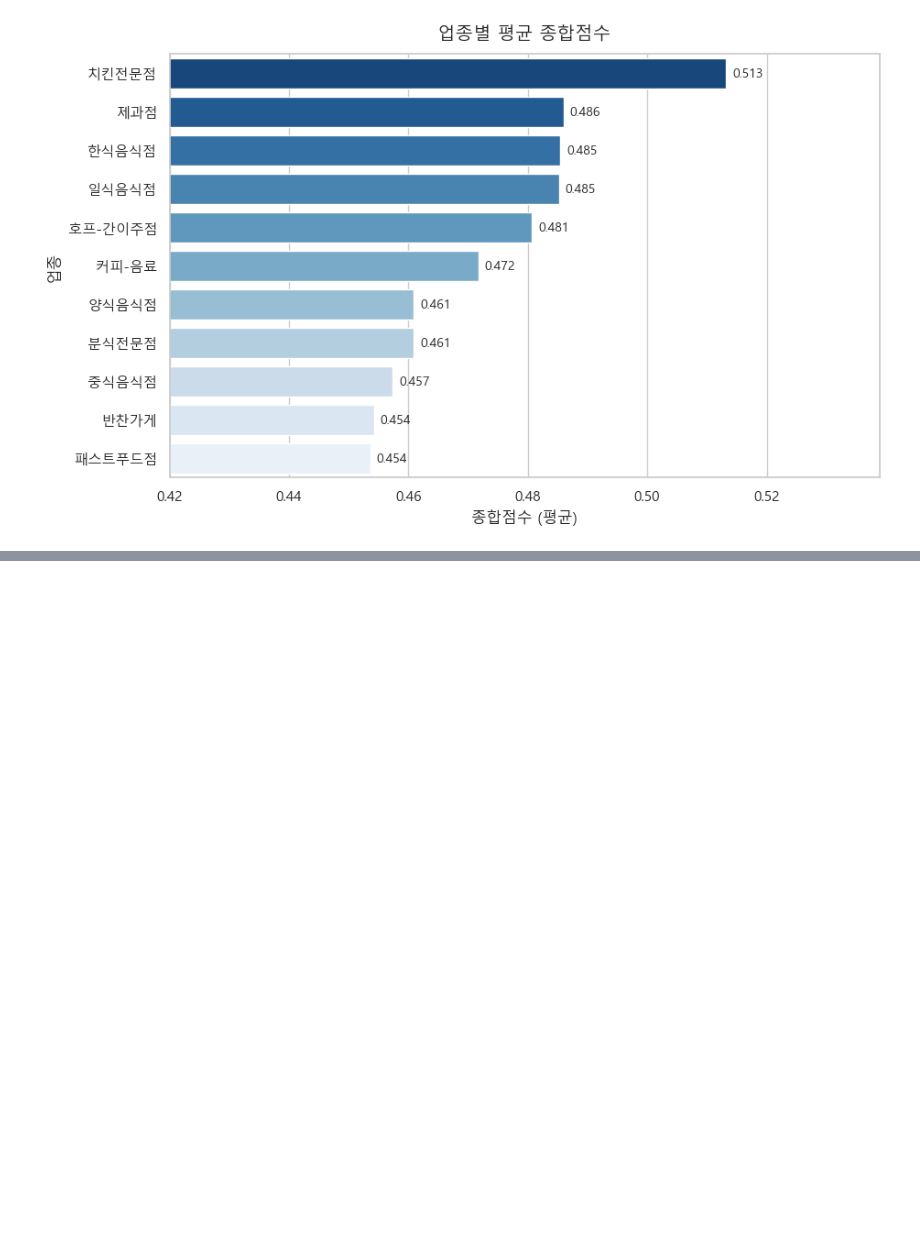
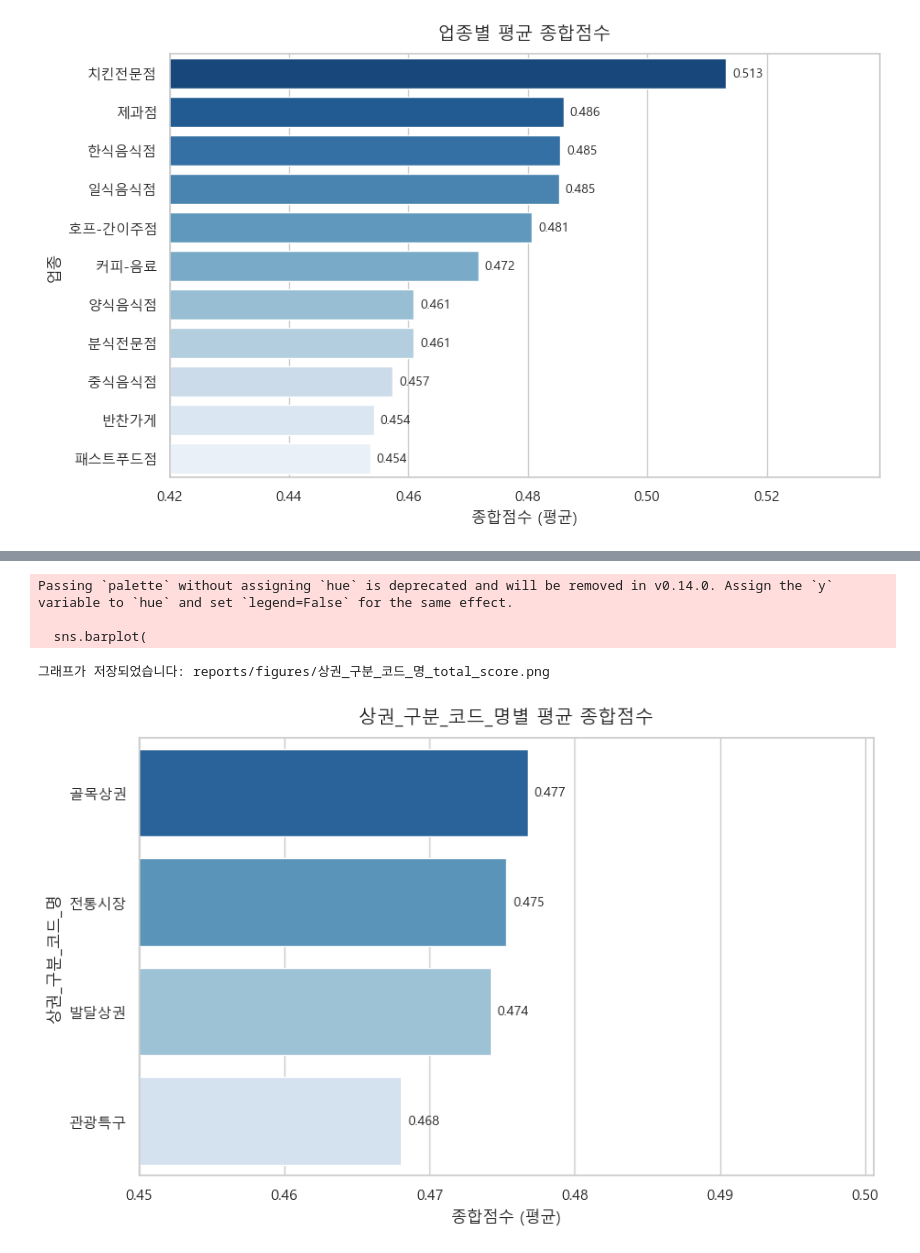
Before and after one commit to dong279/Seoul_Startup_Scout, a Jupyter notebook: notebooks/analysis.ipynb, the cells around one changed output, grey strips where cells are left out. Drawn from its saved outputs; the diff is of its cells as text; code cells hidden in the pictures; blank space fills up the shorter version.

Commit message:
이게 맞나? 상권 별 종합점수 평균 추가

```diff
--- a/notebooks/analysis.ipynb
+++ b/notebooks/analysis.ipynb
@@ -750,3 +750,73 @@ Passing `palette` without assigning `hue` is deprecated and will be removed in v
 
   sns.barplot(
 [figure]
+# %%
+# 💡 3. 그룹화할 컬럼 자동 식별 로직
+if "자치구명" in scores_df.columns:
+    group_col = "자치구명"
+elif "상권_구분_코드_명" in scores_df.columns:
+    group_col = "상권_구분_코드_명"
+elif "상권_유형" in scores_df.columns:
+    group_col = "상권_유형"
+else:
+    # 혹시 위 이름들과 다르다면 이 부분에 직접 컬럼명을 입력하시면 됩니다. (예: group_col = "행정동명")
+    group_col = "상권_유형"
+
+try:
+    # 4. 상권 그룹별 종합점수 평균 계산
+    agg_df = (
+        scores_df.groupby(group_col)[["종합점수"]]
+        .mean()
+        .reset_index()
+        .sort_values(by="종합점수", ascending=False)
+    )
+
+    print(f"=== {group_col}별 평균 종합점수 ===")
+    print(agg_df.to_string(index=False))
+
+    # 5. 시각화 그래프 생성
+    fig, ax = plt.subplots(figsize=(10, 6))
+
+    # 상권_유형일 경우 viz.py의 전용 색상(TYPE_COLORS) 사용, 아닐 경우 Blues_r 사용
+    if group_col == "상권_유형" or group_col == "상권유형":
+        colors = viz.palette(agg_df[group_col]) #[cite: 2]
+    else:
+        colors = "Blues_r"
+
+    sns.barplot(
+        data=agg_df,
+        x="종합점수",
+        y=group_col,
+        palette=colors,
+        ax=ax
+    )
+
+    # 이전 요청대로 x축 시작점 0.3 고정
+    ax.set_xlim(left=0.450)
+
+    # 데이터 라벨 표시 (소수점 3자리)
+    for p in ax.patches:
+        width = p.get_width()
+        ax.annotate(
+            f"{width:.3f}",
+            (width, p.get_y() + p.get_height() / 2.0),
+            ha="left",
+            va="center",
+            xytext=(5, 0),
+            textcoords="offset points",
+            fontsize=10
+        )
+
+    ax.set_title(f"{group_col}별 평균 종합점수", fontsize=14, pad=12)
+    ax.set_xlabel("종합점수 (평균)")
+    ax.set_ylabel(group_col)
+
+    # 6. 그래프 저장 및 출력
+    saved_path = viz.save(fig, f"{group_col}_total_score") #[cite: 2]
+    print(f"\n그래프가 저장되었습니다: {saved_path}") #[cite: 2]
+
+    plt.show()
+
+except KeyError:
+    print(f"\n[오류] 데이터에 '{group_col}' 컬럼이 없습니다. 어떤 기준으로 상권을 묶어야 할지 확인이 필요합니다.")
+# %% [output]
@@ -752,0 +829,5 @@ Passing `palette` without assigning `hue` is deprecated and will be removed in v
+Passing `palette` without assigning `hue` is deprecated and will be removed in v0.14.0. Assign the `y` variable to `hue` and set `legend=False` for the same effect.
+
+  sns.barplot(
+그래프가 저장되었습니다: reports/figures/상권_구분_코드_명_total_score.png
+[figure, added]
```
Also changed, not shown: parts of 1 cell of this notebook.
